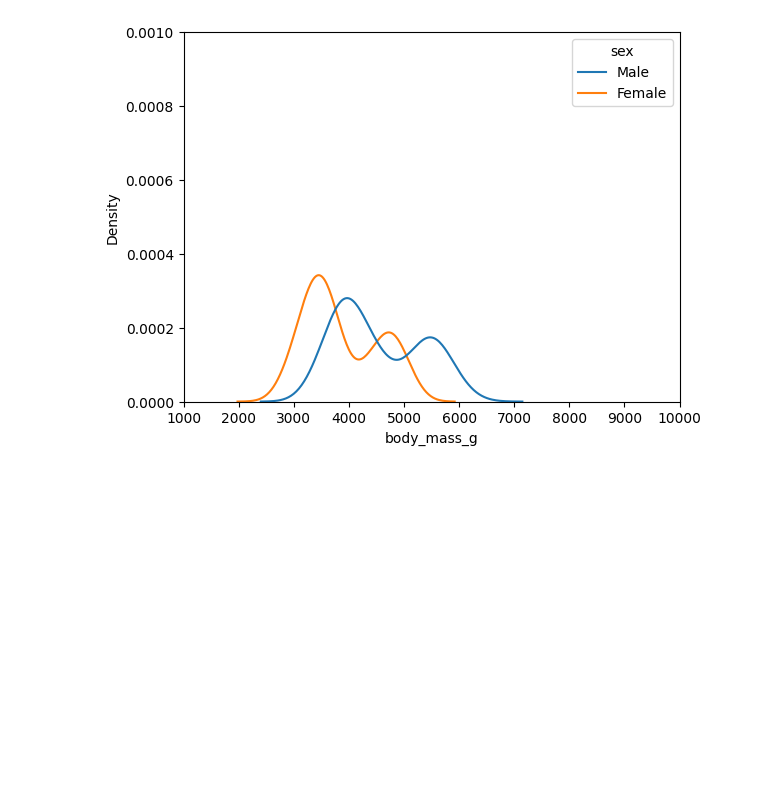
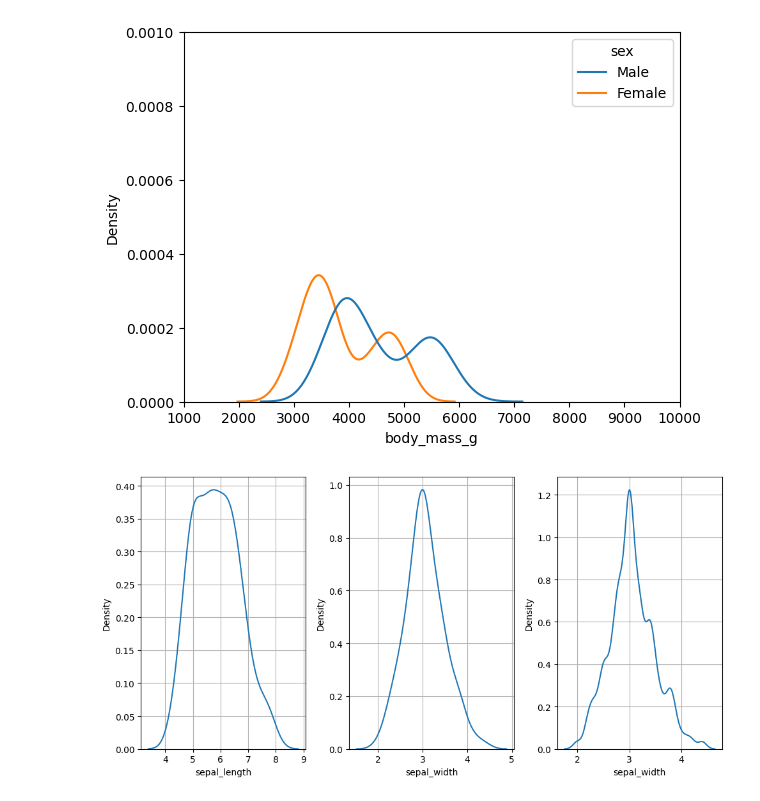
Before and after one commit to tiod0611/practice_language, a Jupyter notebook: python/ML/seaborn_tutorials/kdeplot.ipynb, the cells around one changed output. Cells and saved outputs as stored; diff of their text form; code cells hidden in the pictures; blank space fills up the shorter version.

Commit message:
kdeplot 예제 추가

```diff
--- a/python/ML/seaborn_tutorials/kdeplot.ipynb
+++ b/python/ML/seaborn_tutorials/kdeplot.ipynb
@@ -28,0 +34,28 @@ plt.show()
+# %%
+data = sns.load_dataset("iris")
+# %%
+# 기본 KDE
+# 단일 변수의 분포를 부드러운 곡선으로 시각화 하고 싶을 때 사용함
+# 곡선의 높이는 해당 지점의 데이터 밀도를 나타냄.
+# 곡선 아래 면적은 전체 데이터셋에서 그 구간의 데이터가 차지하는 비율을 의미
+# 곡선이 높고 좁으면 데이터가 그 지점에 집중되어 있음을 의미함
+# 곡선이 낮고 넓으면 데이터가 넓게 분산되어 있음을 나타냄.
+plt.figure(figsize=(10, 5))
+
+plt.subplot(1, 3, 1)
+sns.kdeplot(data['sepal_length'])
+plt.grid()
+
+plt.subplot(1, 3, 2)
+sns.kdeplot(data['sepal_width'])
+plt.grid()
+
+plt.subplot(1, 3, 3)
+sns.kdeplot(data=data, x='sepal_width', bw_adjust=0.5) # 세부적인 데이터 특징을 포착하기 위함
+plt.grid()
+
+
+plt.tight_layout()
+plt.show()
+# %% [output]
+[figure, added]
```
Also changed, not shown: parts of 11 cells of this notebook.
